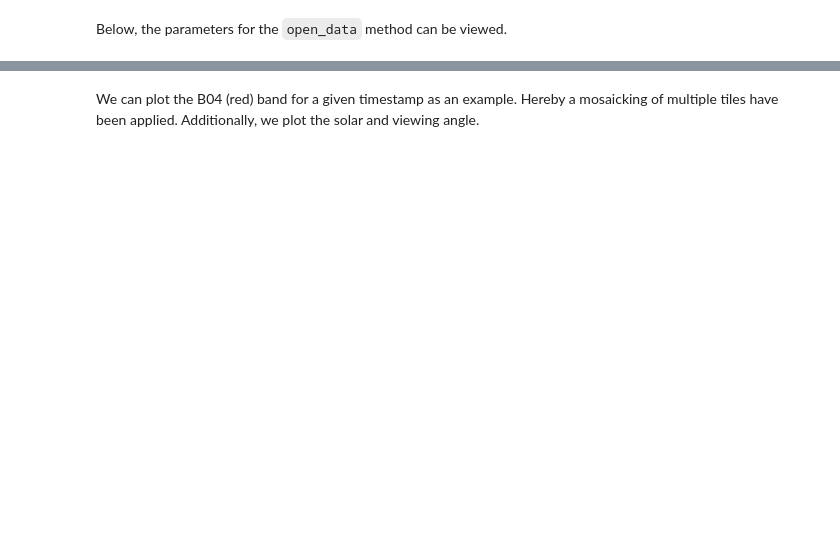
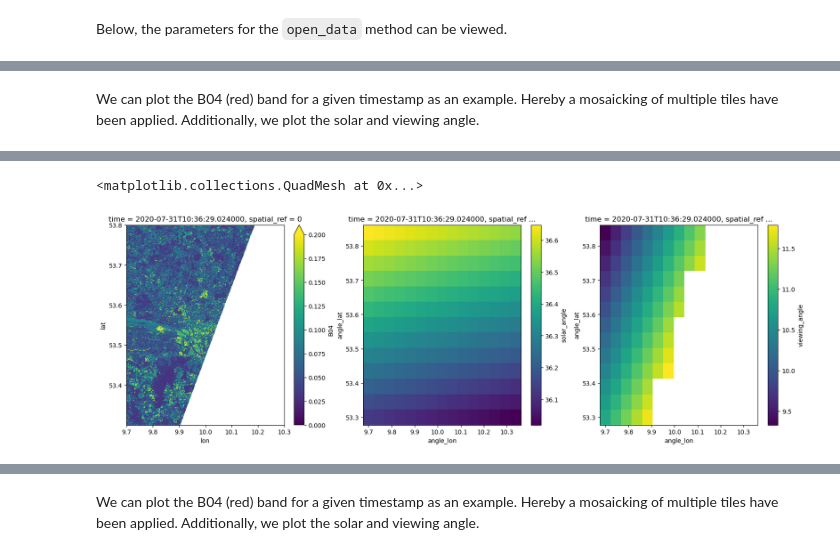
Before and after one commit to xcube-dev/xcube-stac, a Jupyter notebook: examples/notebooks/cdse_sentinel_2.ipynb, the cells around one changed output, grey strips where cells are left out. Drawn from its saved outputs; the diff is of its cells as text; code cells hidden in the pictures; blank space fills up the shorter version.

```diff
--- a/examples/notebooks/cdse_sentinel_2.ipynb
+++ b/examples/notebooks/cdse_sentinel_2.ipynb
@@ -74,0 +75,12 @@ So far, only data from the collection `sentinel-2-l2a` can be accessed. We there
+# %%
+%%time
+ds = store.open_data(
+    data_id="sentinel-2-l1c",
+    bbox=[9.7, 53.3, 10.3, 53.8],
+    time_range=["2020-07-15", "2020-08-01"],
+    spatial_res=10 / 111320, # meter in degree
+    crs="EPSG:4326",
+    asset_names=["B02", "B03", "B04"],
+    add_angles=True,
+)
+ds
@@ -74,0 +145,9 @@ So far, only data from the collection `sentinel-2-l2a` can be accessed. We there
+# %% [markdown]
+We can plot the B04 (red) band for a given timestamp as an example. Hereby a mosaicking of multiple tiles have been applied. Additionally, we plot the solar and viewing angle.
+# %%
+%%time
+fig, ax = plt.subplots(1, 3, figsize=(20, 6))
+ds.B04.isel(time=-1)[::10, ::10].plot(ax=ax[0], vmin=0, vmax=0.2)
+ds.solar_angle.isel(angle=0, time=-1).plot(ax=ax[1])
+ds.viewing_angle.isel(band=2, angle=0, time=-1).plot(ax=ax[2])
+# %% [output]
@@ -74,0 +156,2 @@ So far, only data from the collection `sentinel-2-l2a` can be accessed. We there
+<matplotlib.collections.QuadMesh at 0x...>
+[figure, added]
```
Also changed, not shown: parts of 29 cells of this notebook, 42 other files.
